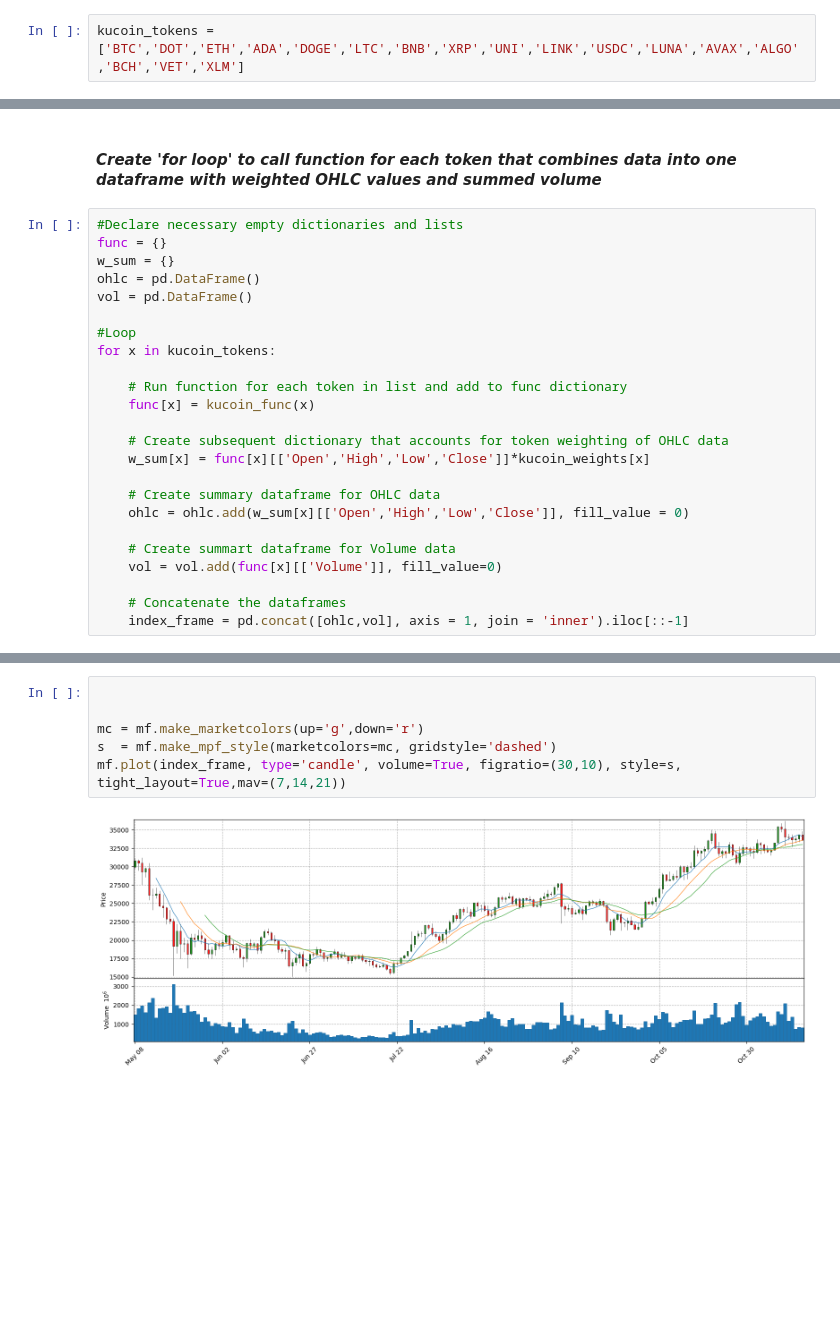
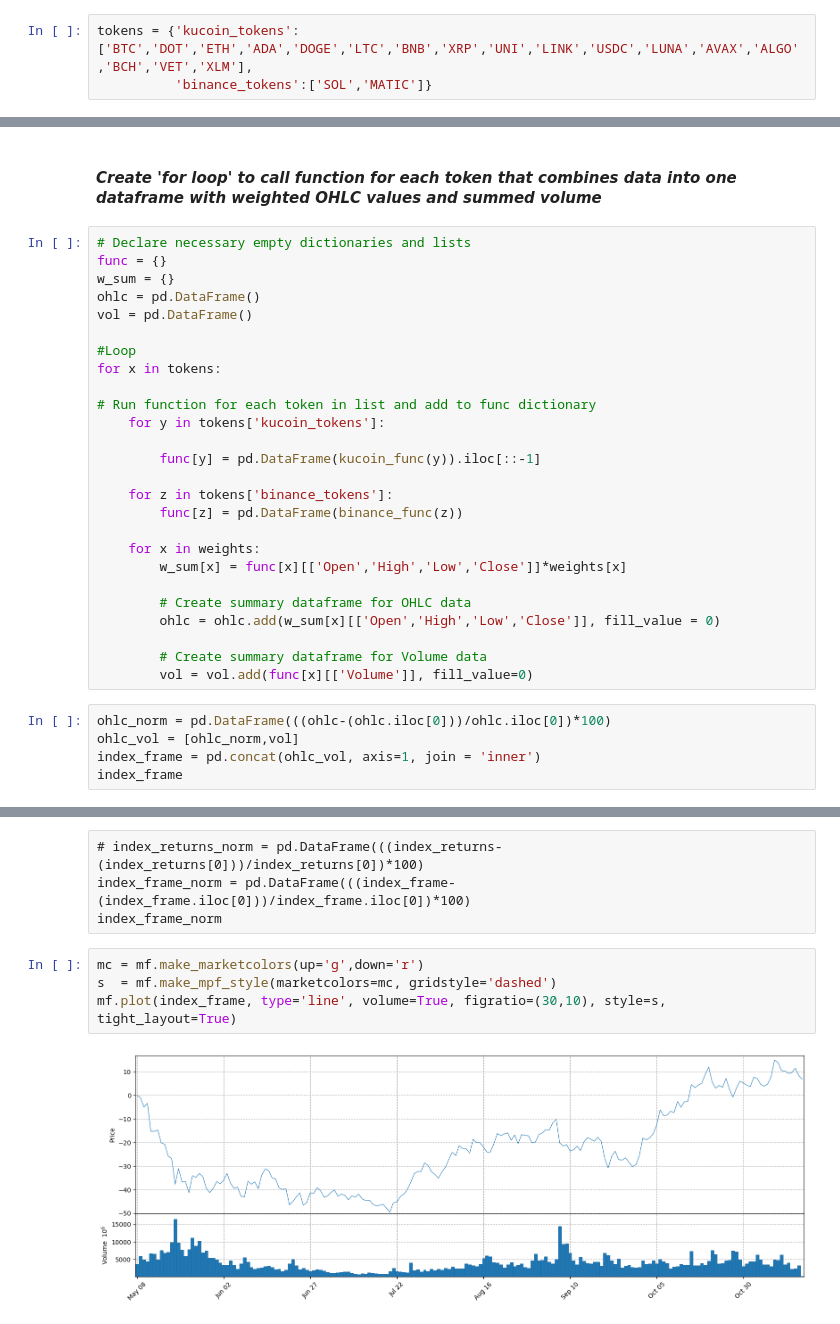
Before and after one commit to tjmcdowelldotcom/PennGroupProject1, a Jupyter notebook: PenngroupprojectTJ2.ipynb, the cells around one changed output, grey strips where cells are left out. Saved outputs shown, nothing was run; the diff lists cells and outputs as text; blank space fills up the shorter version.

```diff
--- a/PenngroupprojectTJ2.ipynb
+++ b/PenngroupprojectTJ2.ipynb
@@ -68,7 +104,8 @@ def kucoin_func(ticker):
 # %% [markdown]
 ### ___Create list containing tickers to be used in token index___
 # %%
-kucoin_tokens = ['BTC','DOT','ETH','ADA','DOGE','LTC','BNB','XRP','UNI','LINK','USDC','LUNA','AVAX','ALGO','BCH','VET','XLM']
+tokens = {'kucoin_tokens':['BTC','DOT','ETH','ADA','DOGE','LTC','BNB','XRP','UNI','LINK','USDC','LUNA','AVAX','ALGO','BCH','VET','XLM'],
+          'binance_tokens':['SOL','MATIC']}
 # %% [markdown]
 ### ___Create Dictionary containing portfolio weights___
 # %%
@@ -93,26 +131,33 @@ kucoin_weights = {'BTC' : 0.42983,
 # %% [markdown]
 #### ___Create 'for loop' to call function for each token that combines data into one dataframe with weighted OHLC values and summed volume___
 # %%
-#Declare necessary empty dictionaries and lists
+# Declare necessary empty dictionaries and lists
 func = {}
 w_sum = {}
 ohlc = pd.DataFrame()
 vol = pd.DataFrame()
 
 #Loop
-for x in kucoin_tokens:
+for x in tokens:
 
-    # Run function for each token in list and add to func dictionary
-    func[x] = kucoin_func(x)
+# Run function for each token in list and add to func dictionary
+    for y in tokens['kucoin_tokens']:
 
-    # Create subsequent dictionary that accounts for token weighting of OHLC data
-    w_sum[x] = func[x][['Open','High','Low','Close']]*kucoin_weights[x]
+        func[y] = pd.DataFrame(kucoin_func(y)).iloc[::-1]
 
-    # Create summary dataframe for OHLC data
-    ohlc = ohlc.add(w_sum[x][['Open','High','Low','Close']], fill_value = 0)
+    for z in tokens['binance_tokens']:
+        func[z] = pd.DataFrame(binance_func(z))
 
-    # Create summart dataframe for Volume data
-    vol = vol.add(func[x][['Volume']], fill_value=0)
+    for x in weights:
+        w_sum[x] = func[x][['Open','High','Low','Close']]*weights[x]
 
-    # Concatenate the dataframes
-    index_frame = pd.concat([ohlc,vol], axis = 1, join = 'inner').iloc[::-1]
+        # Create summary dataframe for OHLC data
+        ohlc = ohlc.add(w_sum[x][['Open','High','Low','Close']], fill_value = 0)
+
+        # Create summary dataframe for Volume data
+        vol = vol.add(func[x][['Volume']], fill_value=0)
+# %%
+ohlc_norm = pd.DataFrame(((ohlc-(ohlc.iloc[0]))/ohlc.iloc[0])*100)
+ohlc_vol = [ohlc_norm,vol]
+index_frame = pd.concat(ohlc_vol, axis=1, join = 'inner')
+index_frame
@@ -119,8 +179,10 @@ for x in kucoin_tokens:
+# %% [raw]
+# index_returns_norm = pd.DataFrame(((index_returns-(index_returns[0]))/index_returns[0])*100)
+index_frame_norm = pd.DataFrame(((index_frame-(index_frame.iloc[0]))/index_frame.iloc[0])*100)
+index_frame_norm
 # %%
-
-
 mc = mf.make_marketcolors(up='g',down='r')
 s  = mf.make_mpf_style(marketcolors=mc, gridstyle='dashed')
-mf.plot(index_frame, type='candle', volume=True, figratio=(30,10), style=s, tight_layout=True,mav=(7,14,21))
+mf.plot(index_frame, type='line', volume=True, figratio=(30,10), style=s, tight_layout=True)
 # %% [output]
-[figure, old version]
+[figure, new version]
```
Also changed, not shown: parts of 3 cells of this notebook.
